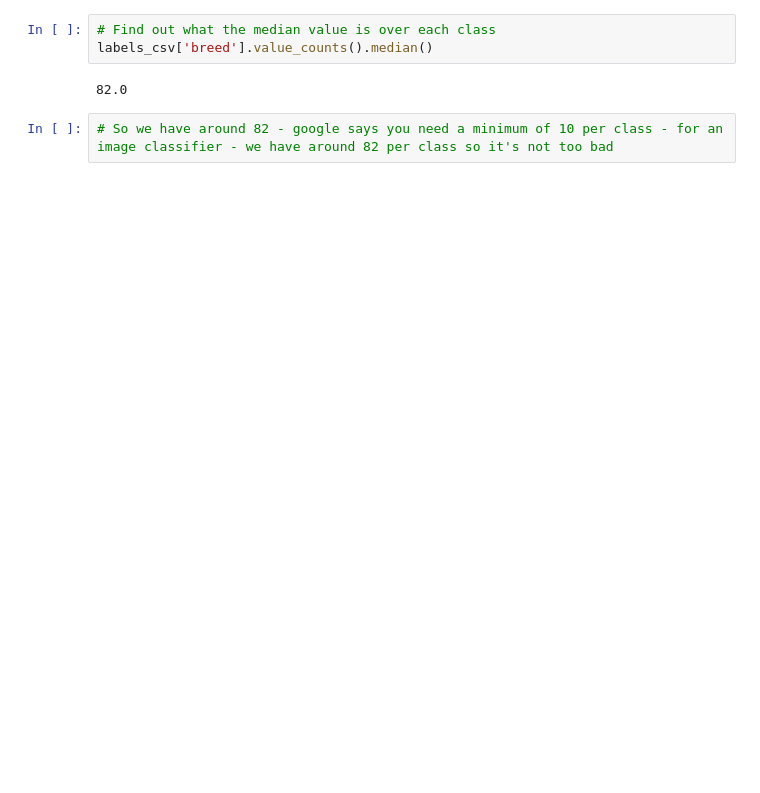
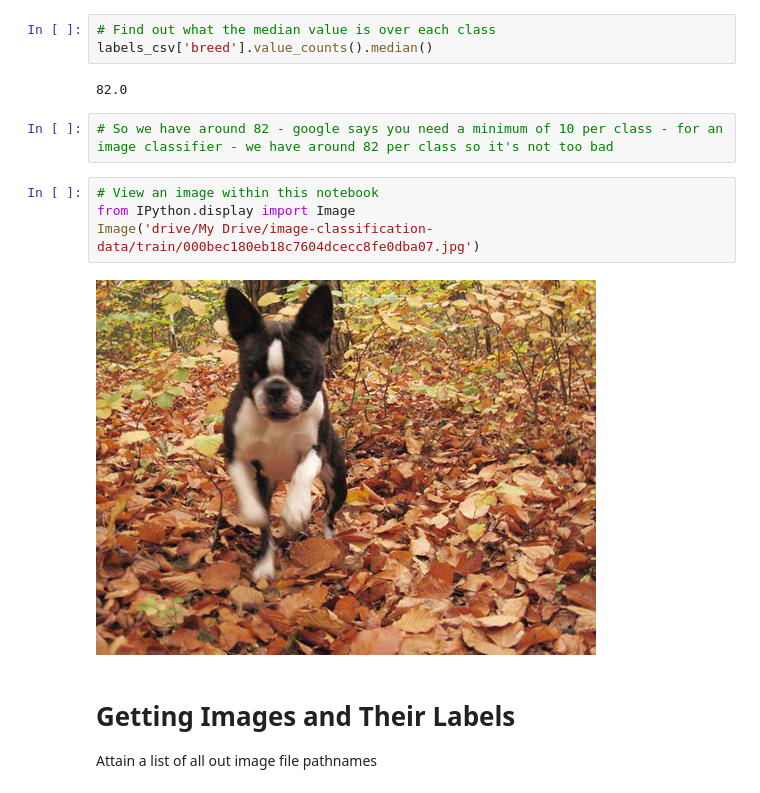
Before and after one commit to af2022/animal-image-classification, a Jupyter notebook: image_classification.ipynb, the cells around one changed output. Drawn from its saved outputs; the diff is of its cells as text; blank space fills up the shorter version.

```diff
--- a/image_classification.ipynb
+++ b/image_classification.ipynb
@@ -125,3 +125,13 @@ labels_csv['breed'].value_counts().median()
 82.0
 # %%
 # So we have around 82 - google says you need a minimum of 10 per class - for an image classifier - we have around 82 per class so it's not too bad
+# %%
+# View an image within this notebook
+from IPython.display import Image
+Image('drive/My Drive/image-classification-data/train/000bec180eb18c7604dcecc8fe0dba07.jpg')
+# %% [output]
+[figure, added]
+# %% [markdown]
+# Getting Images and Their Labels
+
+Attain a list of all out image file pathnames
```
Also changed, not shown: parts of 16 cells of this notebook.
